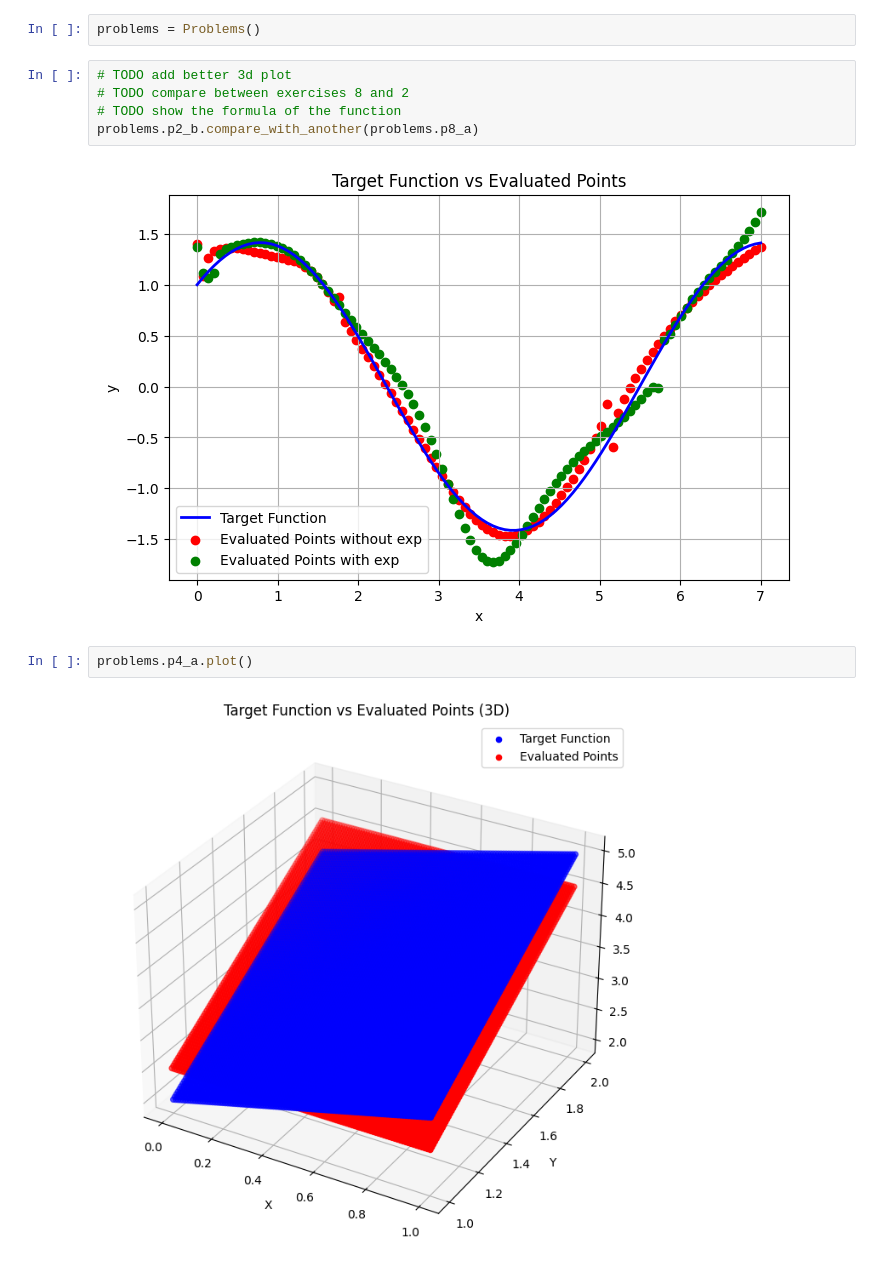
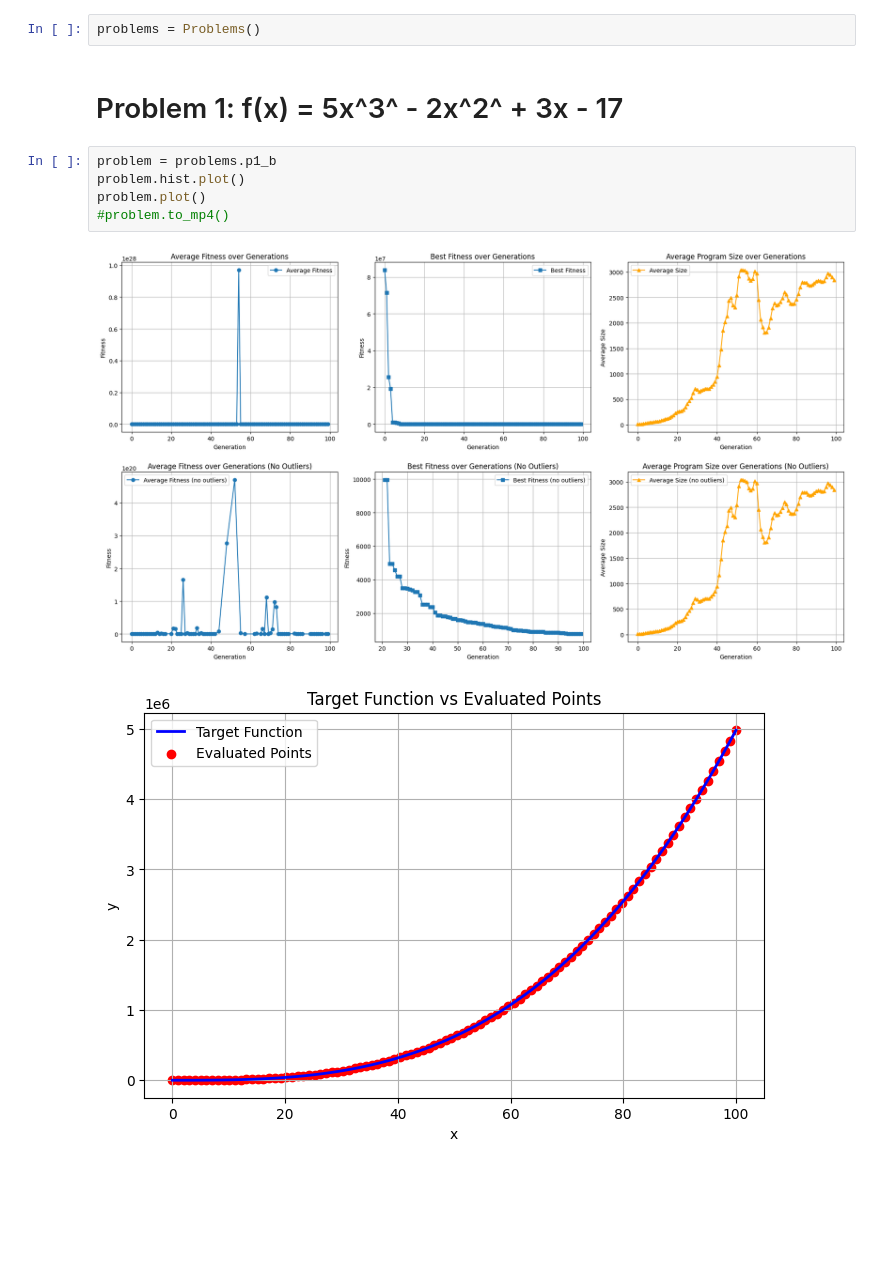
Before and after one commit to malekkonrad/genetic_programming, a Jupyter notebook: presentation.ipynb, the cells around one changed output. Cells and saved outputs as stored; diff of their text form; blank space fills up the shorter version.

```diff
--- a/presentation.ipynb
+++ b/presentation.ipynb
@@ -71,14 +71,13 @@ class Problems:
                 self.__setattr__(f"p{file[-8:-5]}", GeneticSolver.from_json(file[3:-5]))
 # %%
 problems = Problems()
-# %%
-# TODO add better 3d plot
-# TODO compare between exercises 8 and 2
-# TODO show the formula of the function
-problems.p2_b.compare_with_another(problems.p8_a)
-# %% [output]
-[figure, removed]
-# %%
-problems.p4_a.plot()
-# %% [output]
-[figure, removed]
+# %% [markdown]
+# Problem 1: f(x) = 5x^3^ - 2x^2^ + 3x - 17
+# %%
+problem = problems.p1_b
+problem.hist.plot()
+problem.plot()
+#problem.to_mp4()
+# %% [output]
+[figure, added]
+[figure, added]
```
Also changed, not shown: parts of 18 cells of this notebook, 10 other files.
